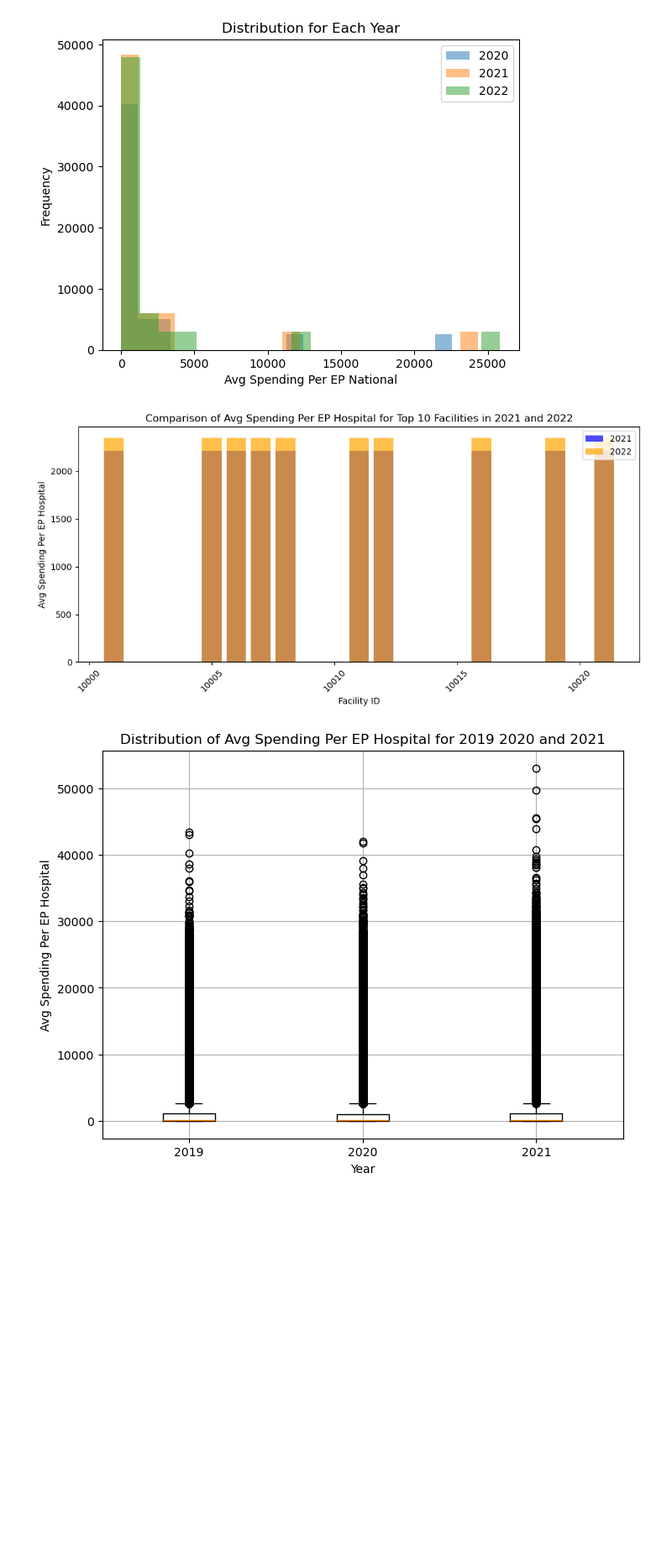
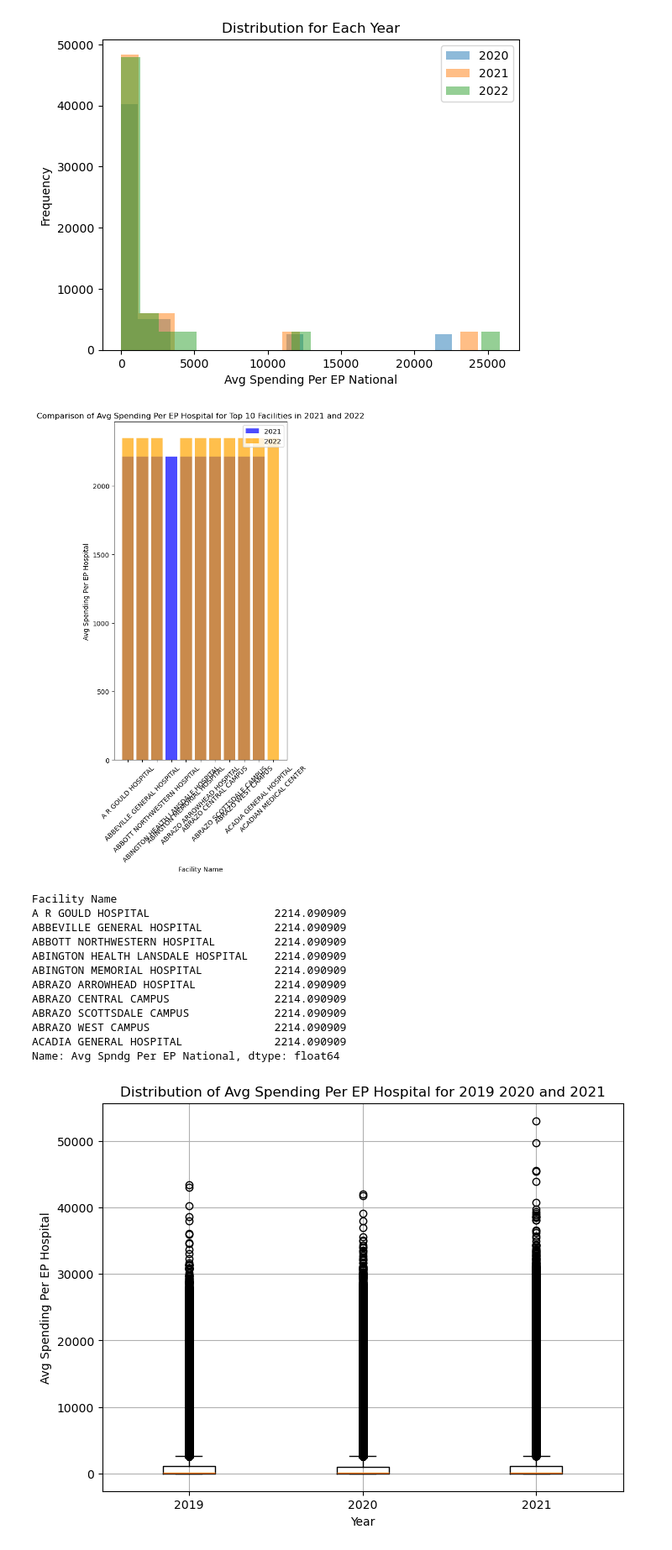
Before and after one commit to ZainabShafi/MEDICARE_EXPENDITURES_ANALYSIS, a Jupyter notebook: Project_1_DFs.ipynb, the cells around one changed output. Shown: that part at 84% size. Drawn from its saved outputs; the diff is of its cells as text; code cells hidden in the pictures; blank space fills up the shorter version.

Commit message:
Fixing graphs

```diff
--- a/Project_1_DFs.ipynb
+++ b/Project_1_DFs.ipynb
@@ -656,26 +656,40 @@ plt.show()
 # %%
 
 # Calculate average spending per EP hospital for each year
-avg_spending_2021 = medicare_2021.groupby('Facility ID')['Avg Spndg Per EP National'].mean()
-avg_spending_2022 = medicare_2022.groupby('Facility ID')['Avg Spndg Per EP National'].mean()
+avg_spending_2021 = medicare_2021.groupby('Facility Name')['Avg Spndg Per EP National'].mean()
+avg_spending_2022 = medicare_2022.groupby('Facility Name')['Avg Spndg Per EP National'].mean()
 
 # Get the top 10 facilities for each year
 top_10_2021 = avg_spending_2021.nlargest(10)
 top_10_2022 = avg_spending_2022.nlargest(10)
 
 # Plot bar graph comparing average spending per EP hospital for 2021 and 2022
-plt.figure(figsize=(10, 5))
+plt.figure(figsize=(5, 10))
 plt.bar(top_10_2021.index, top_10_2021.values, color='blue', alpha=0.7, label='2021')
 plt.bar(top_10_2022.index, top_10_2022.values, color='orange', alpha=0.7, label='2022')
-plt.xlabel('Facility ID')
+plt.xlabel('Facility Name')
 plt.ylabel('Avg Spending Per EP Hospital')
 plt.title('Comparison of Avg Spending Per EP Hospital for Top 10 Facilities in 2021 and 2022')
 plt.xticks(rotation=45)
 plt.legend()
 plt.tight_layout()
 plt.show()
+
+print(top_10_2021)
 # %% [output]
-[figure, old version]
+[figure, new version]
+Facility Name
+A R GOULD HOSPITAL                   2214.090909
+ABBEVILLE GENERAL HOSPITAL           2214.090909
+ABBOTT NORTHWESTERN HOSPITAL         2214.090909
+ABINGTON HEALTH LANSDALE HOSPITAL    2214.090909
+ABINGTON MEMORIAL HOSPITAL           2214.090909
+ABRAZO ARROWHEAD HOSPITAL            2214.090909
+ABRAZO CENTRAL CAMPUS                2214.090909
+ABRAZO SCOTTSDALE CAMPUS             2214.090909
+ABRAZO WEST CAMPUS                   2214.090909
+ACADIA GENERAL HOSPITAL              2214.090909
+Name: Avg Spndg Per EP National, dtype: float64
 # %%
 # Combine the datasets for analysis
 combined_data = pd.concat([medicare_2019, medicare_2020, medicare_2021])
```
